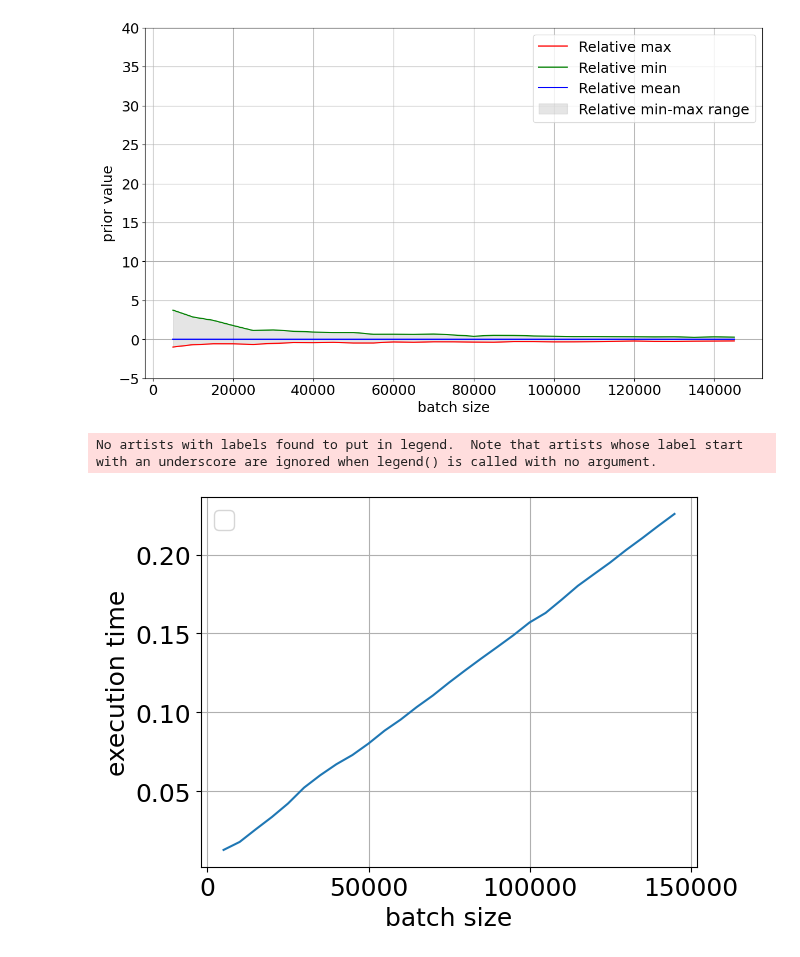
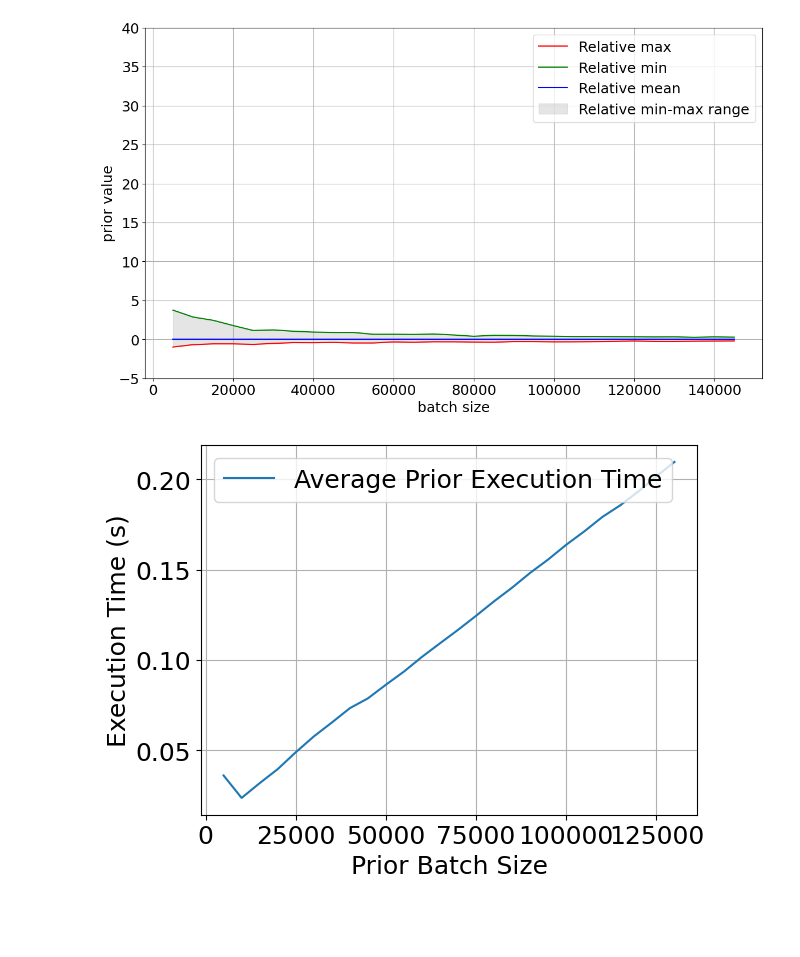
Before and after one commit to PaulBuechler-git/nf-for-inv-problems, a Jupyter notebook: prior_variance_experiment_butterfly.ipynb, the cells around one changed output. Cells and saved outputs as stored; diff of their text form; code cells hidden in the pictures; blank space fills up the shorter version.

```diff
--- a/prior_variance_experiment_butterfly.ipynb
+++ b/prior_variance_experiment_butterfly.ipynb
@@ -8,9 +6,9 @@ from matplotlib import pyplot as plt
 # %%
 # test image:
-#params_path = 'results/prior_variance_experiment/custom_material_prior/version_3/params.json'
+version = 1
 # train image:
-version = 4
-params_path = f'results/prior_variance_experiment/custom_material_prior/version_{version}/params.json'
+#version = 2
+params_path = f'results/prior_variance_experiment/custom_butterfly_prior/version_{version}/params.json'
 # %%
 with open(params_path, 'r') as fp:
         params_dict = json.load(fp)
@@ -73,11 +73,10 @@ plt.show()
 cursor.execute("SELECT * from execution_times")
 avg_execution_time, batch_size = zip(*cursor.fetchall())
 # %%
-plt.plot(batch_size, avg_execution_time)
+plt.plot(batch_size, avg_execution_time, label='Average Prior Execution Time')
 plt.legend()
-plt.xlabel('batch size')
-plt.ylabel('execution time')
+plt.xlabel('Prior Batch Size')
+plt.ylabel('Execution Time (s)')
 plt.grid(True)
 # %% [output]
-No artists with labels found to put in legend.  Note that artists whose label start with an underscore are ignored when legend() is called with no argument.
-[figure, old version]
+[figure, new version]
```
Also changed, not shown: parts of 2 cells of this notebook, 8 other files.
